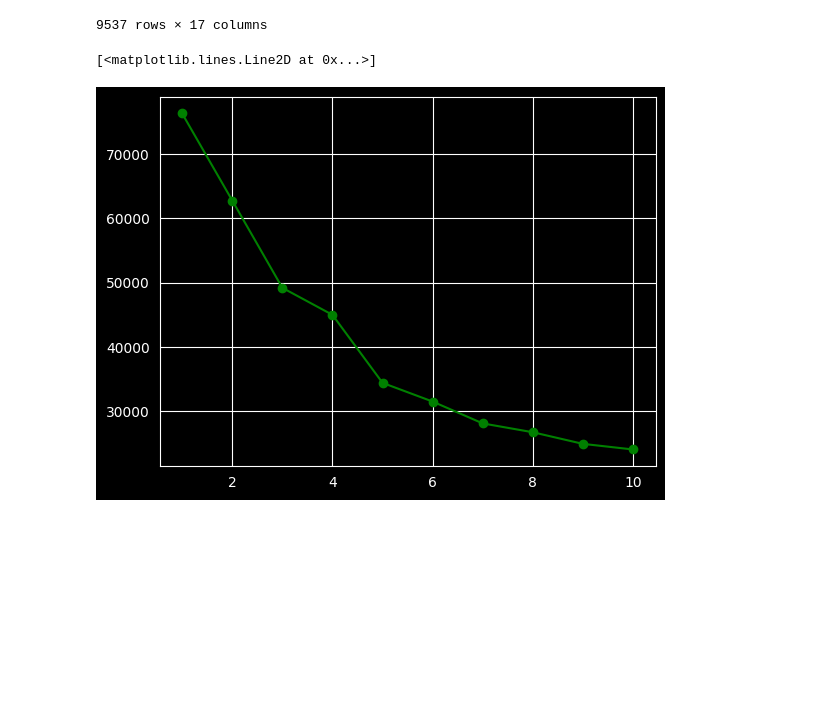
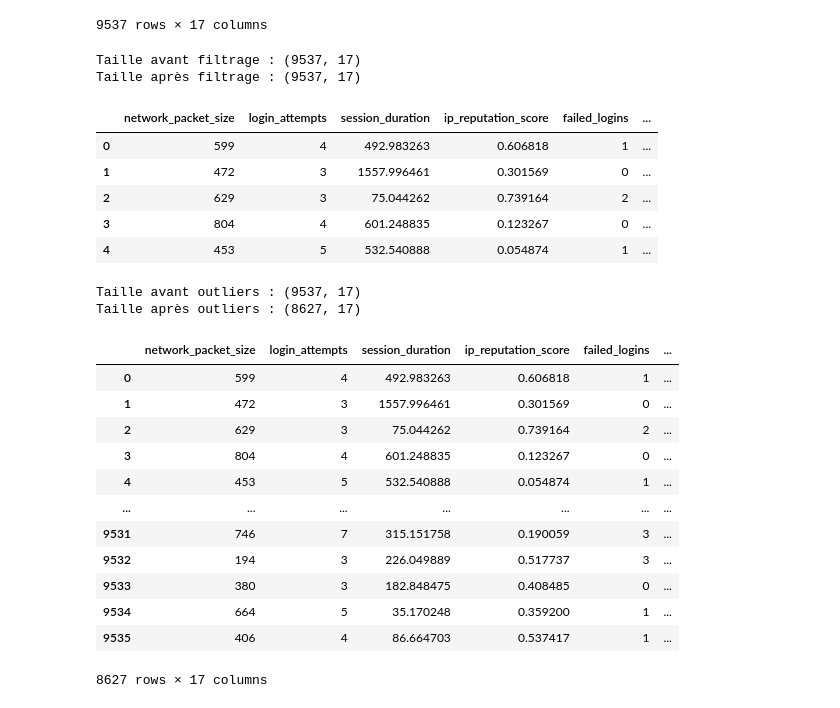
Before and after one commit to Gravityfall2/data-mining-python-esgi, a Jupyter notebook: TP4_PILLOY--GOMES_ALLEN_2A4.ipynb, the cells around one changed output. Cells and saved outputs as stored; diff of their text form; code cells hidden in the pictures; blank space fills up the shorter version.

```diff
--- a/TP4_PILLOY--GOMES_ALLEN_2A4.ipynb
+++ b/TP4_PILLOY--GOMES_ALLEN_2A4.ipynb
@@ -68,22 +68,57 @@ df_cleaned
 | 9535 | 406 | 4 | 86.664703 | 0.537417 | 1 | ... |
 | 9536 | 340 | 6 | 86.876744 | 0.277069 | 4 | ... |
 9537 rows × 17 columns
-# %%
-features = df_cleaned[['session_duration', 'login_attempts', 'failed_logins', 'is_AES', 'is_DES', 'used_ICMP', 'used_TCP', 'used_UDP']]
-
-scaler = StandardScaler()
-scaled_features = scaler.fit_transform(features)
-
-inertias = []
-
-k_range = range(1, 11)
-
-for k in k_range:
-    kmeans = KMeans(n_clusters=k, random_state=42)
-    kmeans.fit(scaled_features)
-    inertias.append(kmeans.inertia_)
-
-plt.plot(k_range, inertias, marker='o', color='green')
-# %% [output]
-[<matplotlib.lines.Line2D at 0x...>]
-[figure, removed]
+# %%
+df_cleaned_packet = df_cleaned[df_cleaned["network_packet_size"] <= 1500].copy() #Permet de retirer les lignes ou "network_packet_size" et superieur à 1500
+
+print("Taille avant filtrage :", df_cleaned.shape)
+print("Taille après filtrage :", df_cleaned_packet.shape)
+
+df_cleaned_packet.head()
+# %% [output]
+Taille avant filtrage : (9537, 17)
+Taille après filtrage : (9537, 17)
+|  | network_packet_size | login_attempts | session_duration | ip_reputation_score | failed_logins | ... |
+| 0 | 599 | 4 | 492.983263 | 0.606818 | 1 | ... |
+| 1 | 472 | 3 | 1557.996461 | 0.301569 | 0 | ... |
+| 2 | 629 | 3 | 75.044262 | 0.739164 | 2 | ... |
+| 3 | 804 | 4 | 601.248835 | 0.123267 | 0 | ... |
+| 4 | 453 | 5 | 532.540888 | 0.054874 | 1 | ... |
+# %%
+df_cleaned_no_outliers = df_cleaned.copy()
+
+columns_to_filter = ['session_duration', 'login_attempts', 'failed_logins']
+
+for col in columns_to_filter:
+    Q1 = df_cleaned_no_outliers[col].quantile(0.25)
+    Q3 = df_cleaned_no_outliers[col].quantile(0.75)
+    IQR = Q3 - Q1
+
+    lower_bound = Q1 - 1.5 * IQR
+    upper_bound = Q3 + 1.5 * IQR
+
+    df_cleaned_no_outliers = df_cleaned_no_outliers[
+        (df_cleaned_no_outliers[col] >= lower_bound) &
+        (df_cleaned_no_outliers[col] <= upper_bound)
+    ]
+
+print("Taille avant outliers :", df_cleaned.shape)
+print("Taille après outliers :", df_cleaned_no_outliers.shape)
+
+df_cleaned_no_outliers
+# %% [output]
+Taille avant outliers : (9537, 17)
+Taille après outliers : (8627, 17)
+|  | network_packet_size | login_attempts | session_duration | ip_reputation_score | failed_logins | ... |
+| 0 | 599 | 4 | 492.983263 | 0.606818 | 1 | ... |
+| 1 | 472 | 3 | 1557.996461 | 0.301569 | 0 | ... |
+| 2 | 629 | 3 | 75.044262 | 0.739164 | 2 | ... |
+| 3 | 804 | 4 | 601.248835 | 0.123267 | 0 | ... |
+| 4 | 453 | 5 | 532.540888 | 0.054874 | 1 | ... |
+| ... | ... | ... | ... | ... | ... | ... |
+| 9531 | 746 | 7 | 315.151758 | 0.190059 | 3 | ... |
+| 9532 | 194 | 3 | 226.049889 | 0.517737 | 3 | ... |
+| 9533 | 380 | 3 | 182.848475 | 0.408485 | 0 | ... |
+| 9534 | 664 | 5 | 35.170248 | 0.359200 | 1 | ... |
+| 9535 | 406 | 4 | 86.664703 | 0.537417 | 1 | ... |
+8627 rows × 17 columns
```
Also changed, not shown: parts of 6 cells of this notebook.
